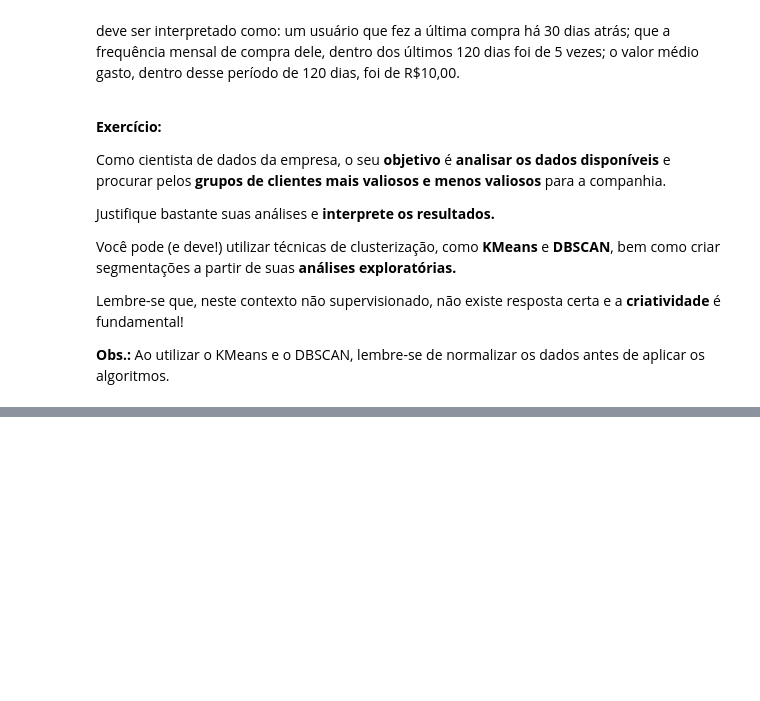
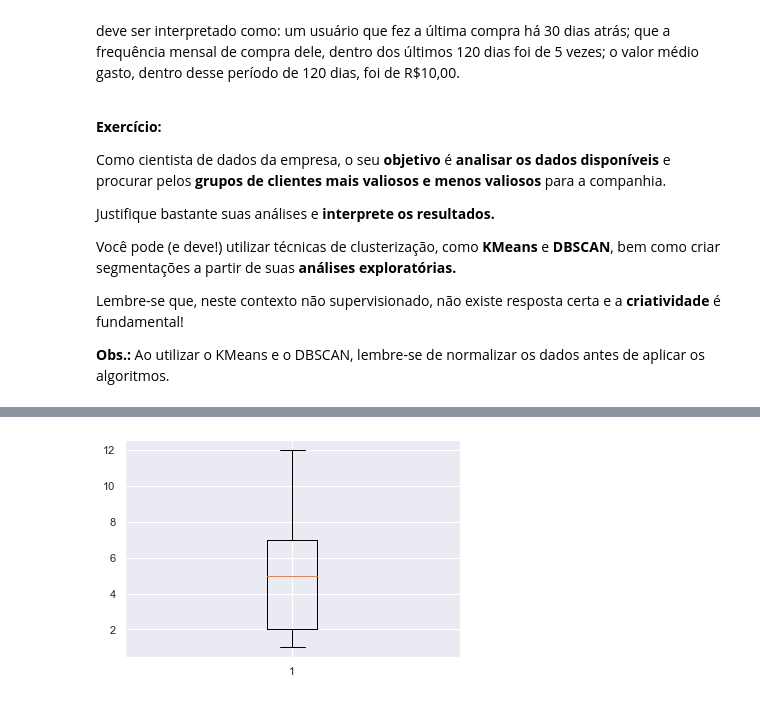
Before and after one commit to princya-oliveira/data-science, a Jupyter notebook: modulo_13_clusterizacao/clusterizacao_exercicio.ipynb, the cells around one changed output, grey strips where cells are left out. Saved outputs shown, nothing was run; the diff lists cells and outputs as text; code cells hidden in the pictures; blank space fills up the shorter version.

Commit message:
(26/10) exercício de clusterização finalizado

```diff
--- a/modulo_13_clusterizacao/clusterizacao_exercicio.ipynb
+++ b/modulo_13_clusterizacao/clusterizacao_exercicio.ipynb
@@ -77,0 +62,5 @@ df
+# %%
+#Análise exploratória e pré-processamento dos dados
+df = getData()
+dff = df.copy() #cópia do dataset p/ testes k-means
+df
@@ -77,0 +251,15 @@ df
+# %%
+#Agora, aplicando aprendizado de máquina não supervisionado, pode-se identificar
+#diferentes clusters com base na segmentação de clientes a partir de seu comportamento de compra.
+
+#Como verificado no início deste exercício, alguns outiers foram detectados, mostrando a
+#necessidade de tratá-los apropriadamente
+
+#Tratamento de outliers na variável frequência ('freq'):
+plt.boxplot(dff.freq)
+Q1 = dff.freq.quantile(0.25)
+Q3 = dff.freq.quantile(0.75)
+IQR = Q3 - Q1
+dff = dff[(dff.freq >= Q1 - 1.5*IQR) & (dff.freq <= Q3 + 1.5*IQR)]
+# %% [output]
+[figure, added]
```
Also changed, not shown: parts of 29 cells of this notebook, 4 other files.
